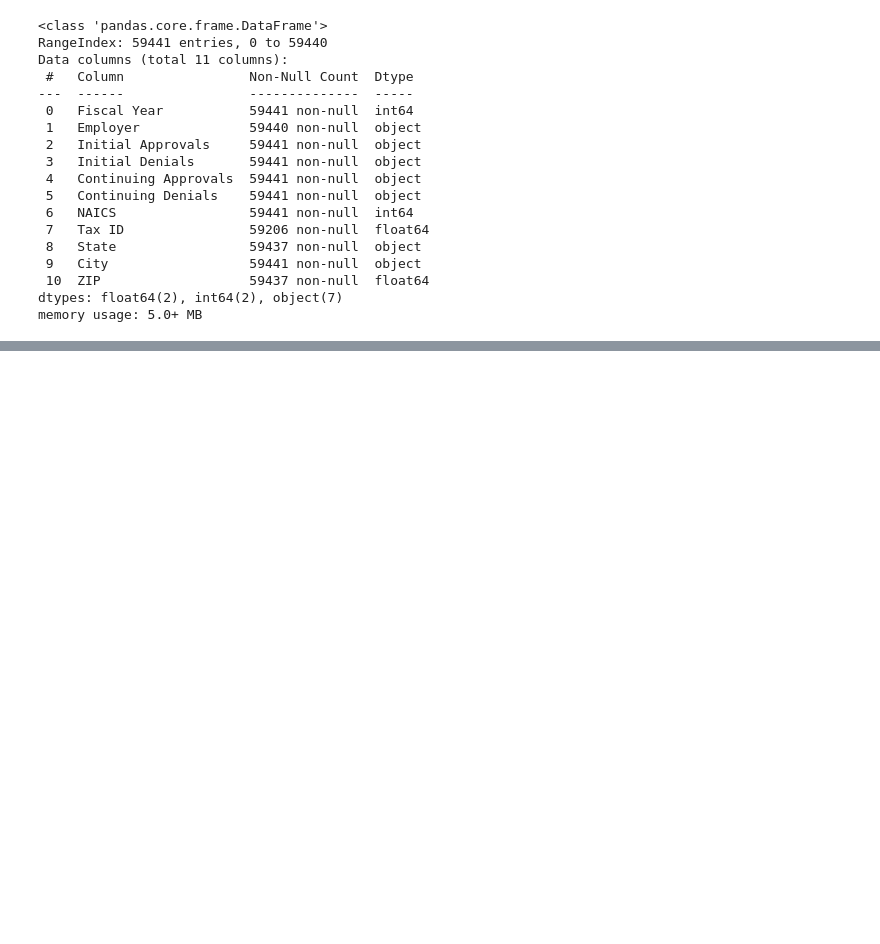
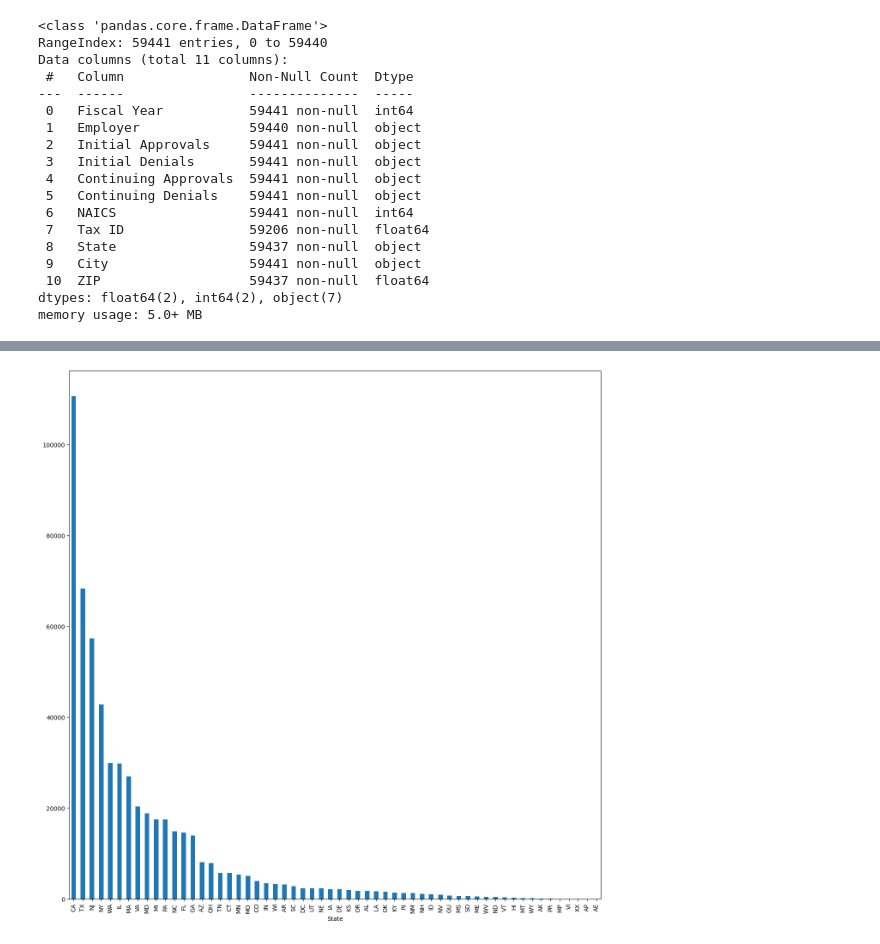
Before and after one commit to Tinashe-04/H1B-data, a Jupyter notebook: H1-BDataExploration.ipynb, the cells around one changed output, grey strips where cells are left out. Saved outputs shown, nothing was run; the diff lists cells and outputs as text; code cells hidden in the pictures; blank space fills up the shorter version.

Commit message:
Added a bar graph

```diff
--- a/H1-BDataExploration.ipynb
+++ b/H1-BDataExploration.ipynb
@@ -181,0 +265,6 @@ memory usage: 5.0+ MB
+# %%
+from functools import reduce
+dataframes = [data_2019, data_2020, data_2021, data_2022, data_2023]
+
+data_2019_20 = pd.concat([data_2019, data_2020], ignore_index=True)
+data_2019_20
@@ -181,0 +285,3 @@ memory usage: 5.0+ MB
+# %%
+data_2020_21 = pd.concat([data_2019_20, data_2021], ignore_index=True)
+data_2020_21
@@ -181,0 +302,3 @@ memory usage: 5.0+ MB
+# %%
+data_2021_22 = pd.concat([data_2020_21, data_2022], ignore_index=True)
+data_2021_22
@@ -181,0 +319,3 @@ memory usage: 5.0+ MB
+# %%
+final_data = pd.concat([data_2021_22, data_2023], ignore_index=True)
+final_data
@@ -181,0 +380,4 @@ memory usage: 5.0+ MB
+# %%
+final_data.groupby('State')['Initial Approval'].agg('sum').sort_values(ascending=False).plot(kind='bar', figsize=(16,16));
+# %% [output]
+[figure, added]
```
Also changed, not shown: parts of 10 cells of this notebook.
